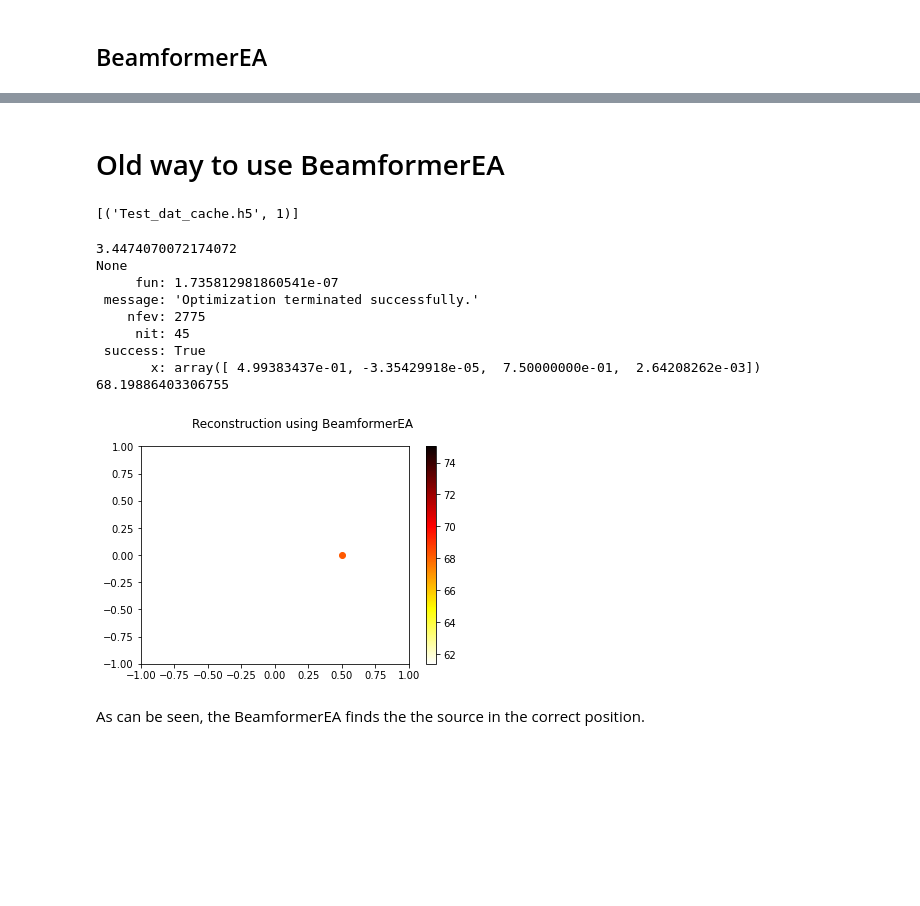
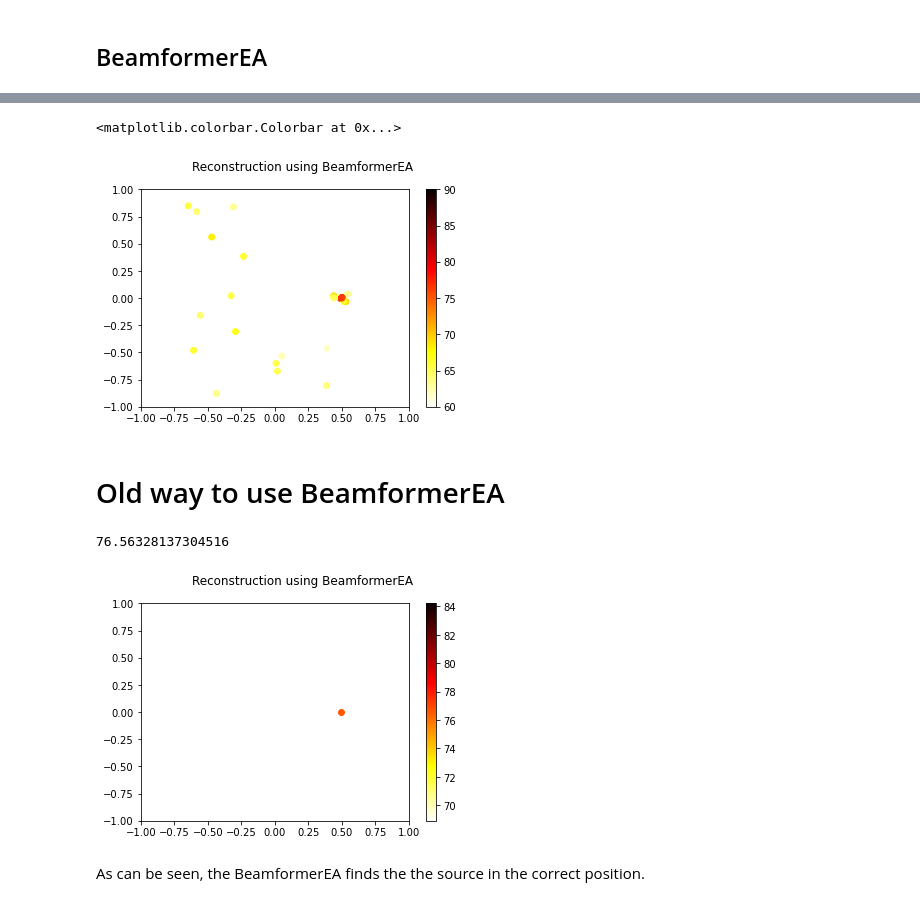
Before and after one commit to FrankK20/acoular, a Jupyter notebook: acoular/notebook/BeamformerEA demo.ipynb, the cells around one changed output, grey strips where cells are left out. Drawn from its saved outputs; the diff is of its cells as text; code cells hidden in the pictures; blank space fills up the shorter version.

```diff
--- a/acoular/notebook/BeamformerEA demo.ipynb
+++ b/acoular/notebook/BeamformerEA demo.ipynb
@@ -18,7 +18,7 @@ micgeom = MicGeom(from_file=micgeofile)
 sfreq = 51200
 time = 1
 num_samples = time * sfreq
-block_size = 1024
+block_size = 128 # small block_size for fewer small band frequencies
 
 # create some exemplary synthetic data of one monopole point source
 # with white noise signal.
@@ -95,50 +113,39 @@ plt.scatter(bea._gpos[0,::],bea._gpos[1,::],c=L_p(bea.result[:,0]),cmap= 'hot_r'
 plt.suptitle("Reconstruction using BeamformerEA")
 plt.xlim(-1,1)
 plt.ylim(-1,1)
-plt.clim(60,80)
+plt.clim(60,90)
 plt.colorbar()
+# %% [output]
+<matplotlib.colorbar.Colorbar at 0x...>
+[figure, added]
 # %% [markdown]
 # Old way to use BeamformerEA
 # %%
 # The main BeamformerEA method which calculates source position and
 # source strengths on a variable Grid defined by GRID_BOUNDS in
 # the narrow band with frequency 800 Hz.
-import time
-start_time = time.time()
 res_BEA_o = bea.calculate(800)
-stop_time = time.time()
-print(print(stop_time - start_time))
 # The BeamformerEA calculate method returns an scipy.optimize.OpimizeResult object,
 # in which x contains the found coordinates and strength of the sources used for reconstruction.
 # In our exemplary case this would be:
 # res_BEA.x[0] - x - coordinate  source 1
 # res_BEA.x[1] - y - coordinate  source 1
 # res_BEA.x[2] - z - coordinate  source 1
 # res_BEA.x[3] - source strength source 1
-print(res_BEA_o)
 
 # For the graphical representation of the results only one point has to be plotted,
 # which can be achieved with pyplot.scatter.
 plt.figure()
 plt.scatter(res_BEA_o.x[0],res_BEA_o.x[1],c=L_p(res_BEA_o.x[3]),cmap= 'hot_r')
 plt.suptitle("Reconstruction using BeamformerEA")
 plt.xlim(-1,1)
 plt.ylim(-1,1)
 plt.colorbar()
 
 print(L_p(res_BEA_o.x[3]))
 # %% [output]
-[('Test_dat_cache.h5', 1)]
+76.56328137304516
-3.4474070072174072
-None
-     fun: 1.735812981860541e-07
- message: 'Optimization terminated successfully.'
-    nfev: 2775
-     nit: 45
- success: True
-       x: array([ 4.99383437e-01, -3.35429918e-05,  7.50000000e-01,  2.64208262e-03])
-68.19886403306755
-[figure, old version]
+[figure, new version]
 # %% [markdown]
 As can be seen, the BeamformerEA finds the the source in the correct position.
 # %% [markdown]
```
Also changed, not shown: parts of 5 cells of this notebook.
